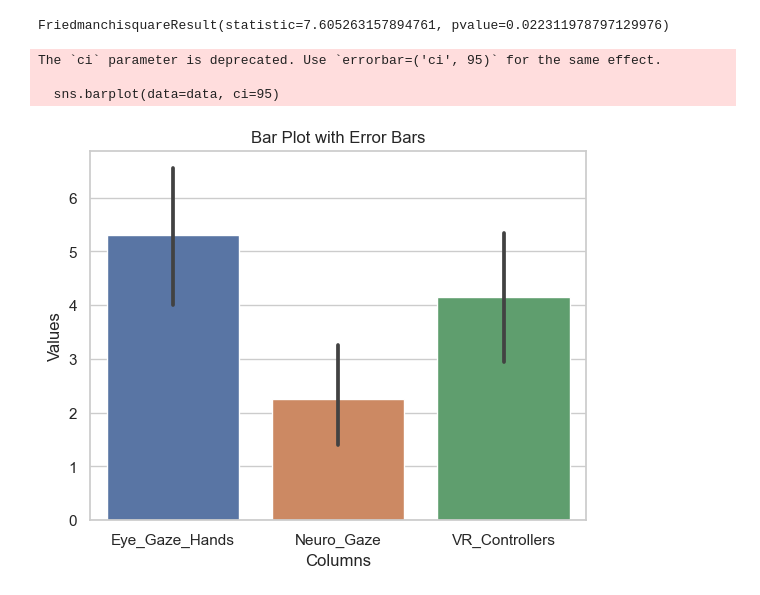
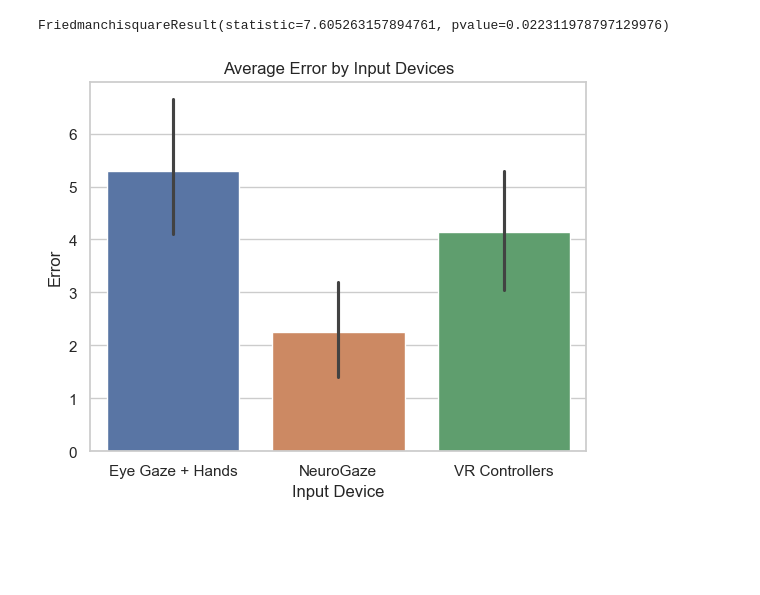
Before and after one commit to Wanyea/NeuroGaze, a Jupyter notebook: Data Analysis/New Evaluation/error_eval.ipynb, the cells around one changed output. Drawn from its saved outputs; the diff is of its cells as text; code cells hidden in the pictures; blank space fills up the shorter version.

```diff
--- a/Data Analysis/New Evaluation/error_eval.ipynb
+++ b/Data Analysis/New Evaluation/error_eval.ipynb
@@ -22,22 +22,21 @@ print(stat)
 # %% [output]
 FriedmanchisquareResult(statistic=7.605263157894761, pvalue=0.022311978797129976)
 # %%
-
 # Set the style of the plot
 sns.set(style="whitegrid")
 
 # Create the bar plot with error bars
-sns.barplot(data=data, ci=95)
+ax = sns.barplot(data=data, errorbar=('ci',95))
+
+# Set the x-axis labels
+ax.set_xticklabels(['Eye Gaze + Hands', 'NeuroGaze', 'VR Controllers'])
 
 # Add labels and title
-plt.xlabel('Columns')
-plt.ylabel('Values')
-plt.title('Bar Plot with Error Bars')
+plt.xlabel('Input Device')
+plt.ylabel('Error')
+plt.title('Average Error by Input Devices')
 
 # Show the plot
 plt.show()
 # %% [output]
-The `ci` parameter is deprecated. Use `errorbar=('ci', 95)` for the same effect.
-
-  sns.barplot(data=data, ci=95)
-[figure, old version]
+[figure, new version]
```
Also changed, not shown: 5 other files.
